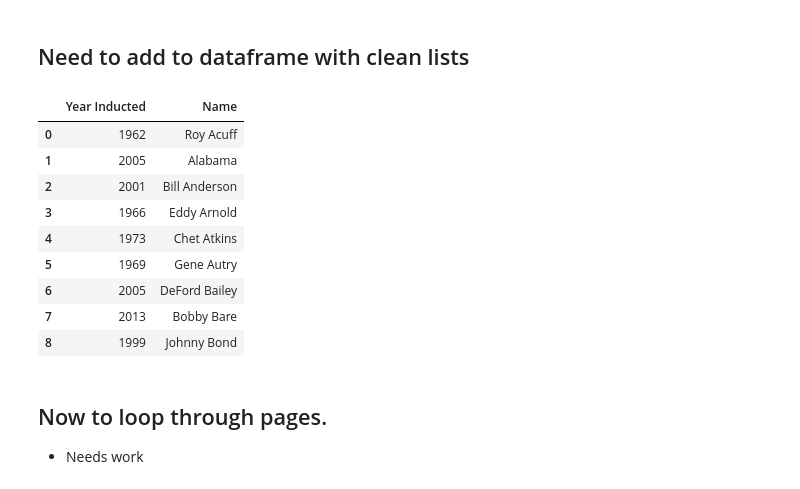
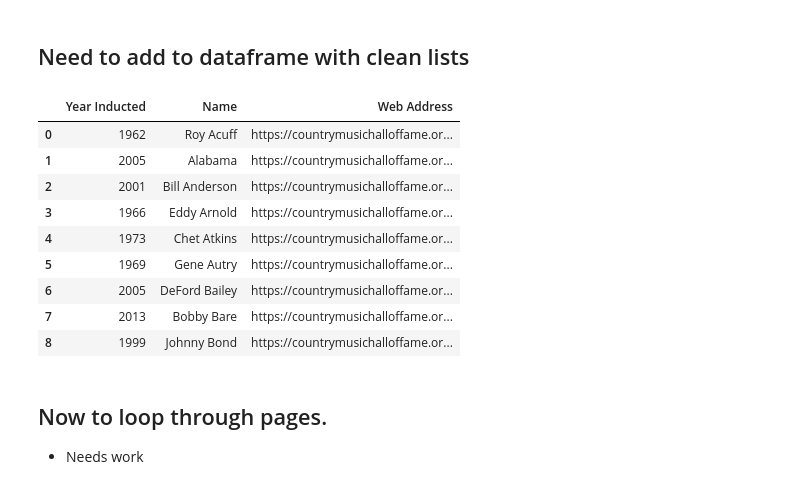
Before and after one commit to tye642/web_scraping_country_music_hof, a Jupyter notebook: notebook/hall_of_fame_webscrape.ipynb, the cells around one changed output. Saved outputs shown, nothing was run; the diff lists cells and outputs as text; code cells hidden in the pictures.

```diff
--- a/notebook/hall_of_fame_webscrape.ipynb
+++ b/notebook/hall_of_fame_webscrape.ipynb
@@ -114,7 +82,8 @@ x
 # %%
 year = []
 for element in x:
-    year.append(element.strip())
+    y = element.p.text.strip()
+    year.append(y)
 
 print(year)
 # %% [output]
@@ -127,10 +96,3 @@ for x in year:
 years
 # %% [output]
 ['1962', '2005', '2001', '1966', '1973', '1969', '2005', '2013', '1999']
-# %%
-a = [element.text for element in soup.find_all("div", "vertical-card_content--title")]
-b = []
-for element in a:
-     b.append(element.strip())
-
-artist_pages
@@ -146,0 +101,8 @@ artist_pages
+# %%
+d = soup.find_all('div', class_='vertical-card_content')
+# %%
+web_address = []
+
+for element in d:
+    link = element.a['href']
+    web_address.append(link)
@@ -147,20 +121,20 @@ artist_pages
 # %% [markdown]
 ## Need to add to dataframe with clean lists
 # %%
-hof_dic = {'Year Inducted': years, 'Name': artists}
+hof_dic = {'Year Inducted': years, 'Name': artists, 'Web Address': web_address}
 hof_df = pd.DataFrame(hof_dic)
 hof_df
 # %% [output]
-|  | Year Inducted | Name |
-| 0 | 1962 | Roy Acuff |
-| 1 | 2005 | Alabama |
-| 2 | 2001 | Bill Anderson |
-| 3 | 1966 | Eddy Arnold |
-| 4 | 1973 | Chet Atkins |
-| 5 | 1969 | Gene Autry |
-| 6 | 2005 | DeFord Bailey |
-| 7 | 2013 | Bobby Bare |
-| 8 | 1999 | Johnny Bond |
+|  | Year Inducted | Name | Web Address |
+| 0 | 1962 | Roy Acuff | https://countrymusichalloffame.or... |
+| 1 | 2005 | Alabama | https://countrymusichalloffame.or... |
+| 2 | 2001 | Bill Anderson | https://countrymusichalloffame.or... |
+| 3 | 1966 | Eddy Arnold | https://countrymusichalloffame.or... |
+| 4 | 1973 | Chet Atkins | https://countrymusichalloffame.or... |
+| 5 | 1969 | Gene Autry | https://countrymusichalloffame.or... |
+| 6 | 2005 | DeFord Bailey | https://countrymusichalloffame.or... |
+| 7 | 2013 | Bobby Bare | https://countrymusichalloffame.or... |
+| 8 | 1999 | Johnny Bond | https://countrymusichalloffame.or... |
 # %% [markdown]
 ## Now to loop through pages.
 * Needs work
```
Also changed, not shown: parts of 34 cells of this notebook.
